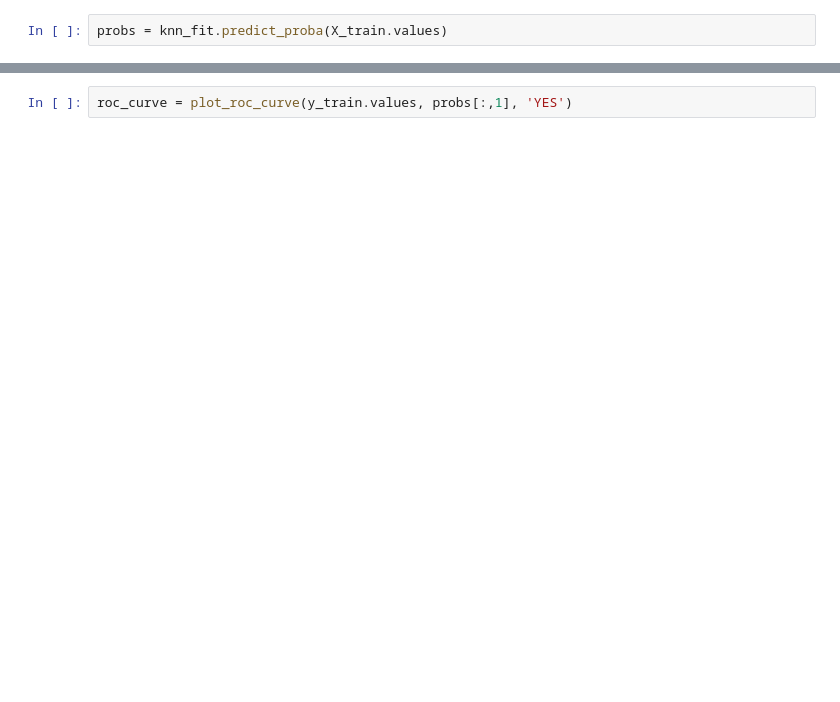
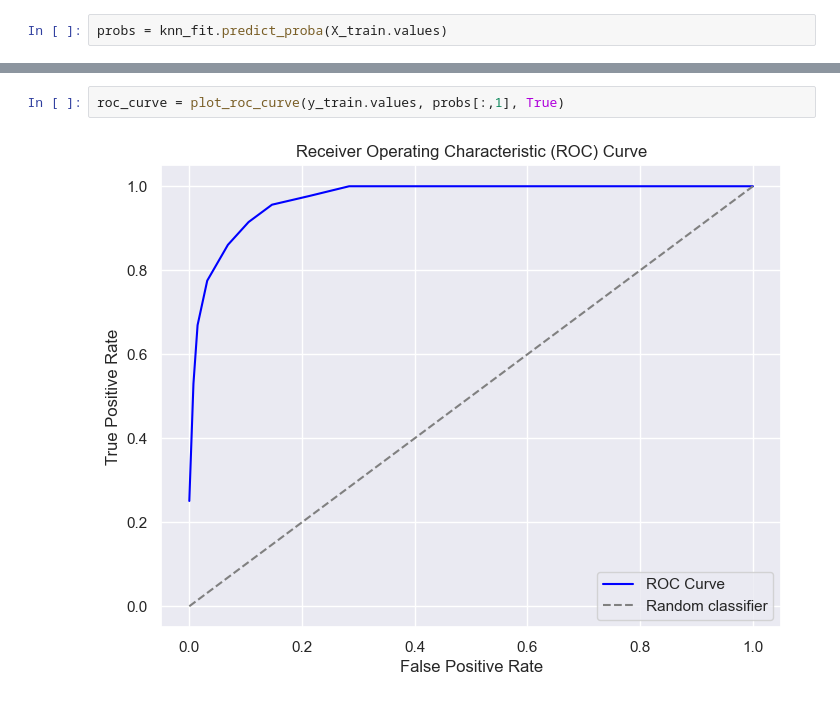
Before and after one commit to ICAI-IMAT-ML/p2-2-pabloroiz, a Jupyter notebook: notebook/Lab_2_2_kNN.ipynb, the cells around one changed output, grey strips where cells are left out. Drawn from its saved outputs; the diff is of its cells as text; blank space fills up the shorter version.

```diff
--- a/notebook/Lab_2_2_kNN.ipynb
+++ b/notebook/Lab_2_2_kNN.ipynb
@@ -103,2 +133,4 @@ probability_histograms = plot_probability_histograms(y_train.values, probs[:,1],
 # %%
-roc_curve = plot_roc_curve(y_train.values, probs[:,1], 'YES')
+roc_curve = plot_roc_curve(y_train.values, probs[:,1], True)
+# %% [output]
+[figure, added]
```
Also changed, not shown: parts of 8 cells of this notebook.
